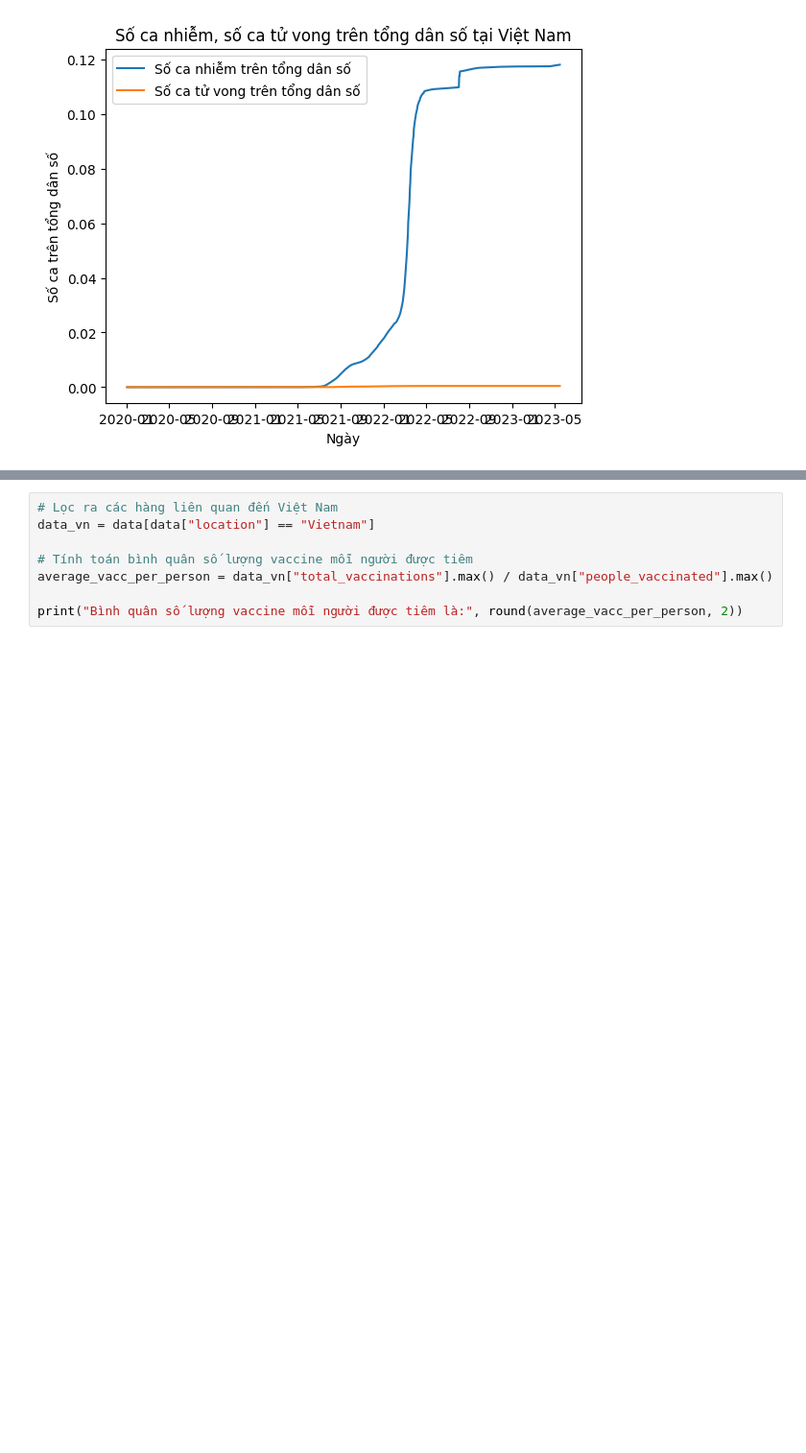
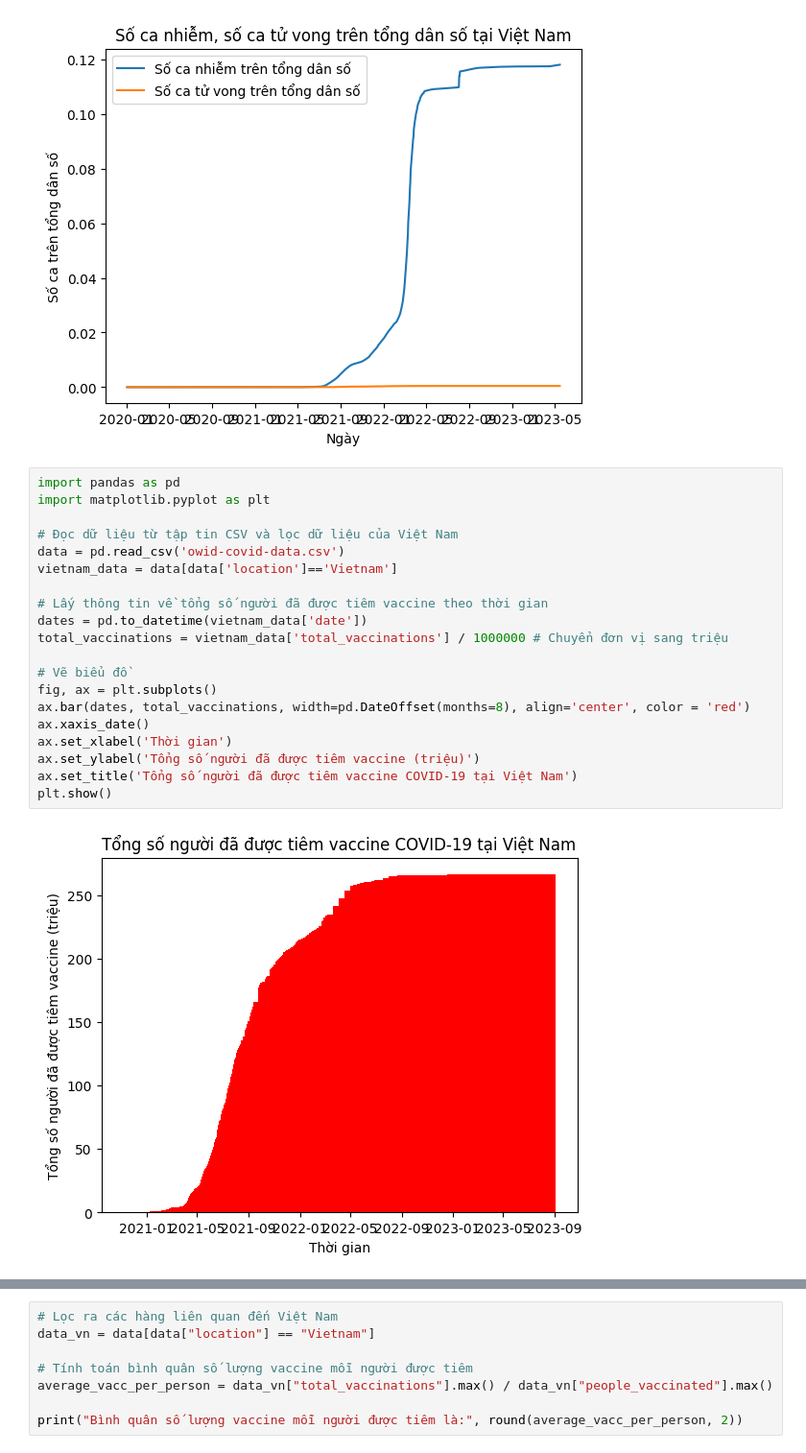
Before and after one commit to TANGTHEMANH/phan_tich_du_lieu, a Jupyter notebook: coronavirus_analytics.ipynb, the cells around one changed output, grey strips where cells are left out. Shown at 96% size. Drawn from its saved outputs; the diff is of its cells as text; blank space fills up the shorter version.

```diff
--- a/coronavirus_analytics.ipynb
+++ b/coronavirus_analytics.ipynb
@@ -233,3 +265,25 @@ Try using .loc[row_indexer,col_indexer] = value instead
 See the caveats in the documentation: https://pandas.pydata.org/pandas-docs/stable/user_guide/indexing.html#returning-a-view-versus-a-copy
   data_vn["deaths_per_capita"] = data_vn["total_deaths"] / data_vn["population"]
 [figure]
+# %%
+import pandas as pd
+import matplotlib.pyplot as plt
+
+# Đọc dữ liệu từ tập tin CSV và lọc dữ liệu của Việt Nam
+data = pd.read_csv('owid-covid-data.csv')
+vietnam_data = data[data['location']=='Vietnam']
+
+# Lấy thông tin về tổng số người đã được tiêm vaccine theo thời gian
+dates = pd.to_datetime(vietnam_data['date'])
+total_vaccinations = vietnam_data['total_vaccinations'] / 1000000 # Chuyển đơn vị sang triệu
+
+# Vẽ biểu đồ
+fig, ax = plt.subplots()
+ax.bar(dates, total_vaccinations, width=pd.DateOffset(months=8), align='center', color = 'red')
+ax.xaxis_date()
+ax.set_xlabel('Thời gian')
+ax.set_ylabel('Tổng số người đã được tiêm vaccine (triệu)')
+ax.set_title('Tổng số người đã được tiêm vaccine COVID-19 tại Việt Nam')
+plt.show()
+# %% [output]
+[figure, added]
```
Also changed, not shown: parts of 28 cells of this notebook.
